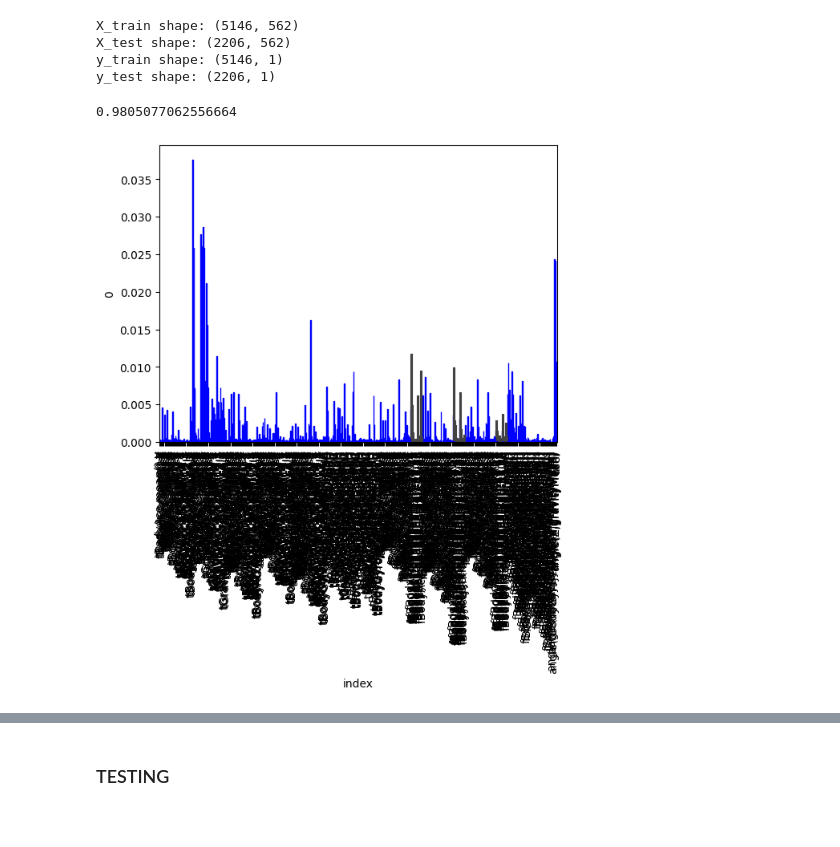
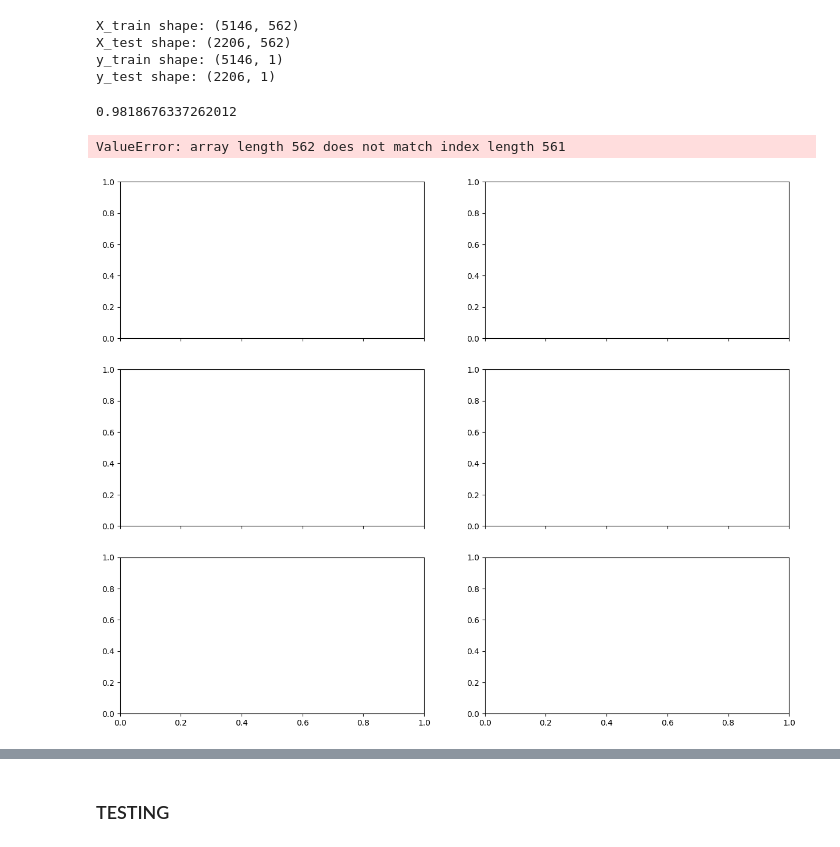
Before and after one commit to benzebra/HAR, a Jupyter notebook: CL/script-cl-sklearn.ipynb, the cells around one changed output, grey strips where cells are left out. Drawn from its saved outputs; the diff is of its cells as text; code cells hidden in the pictures.

```diff
--- a/CL/script-cl-sklearn.ipynb
+++ b/CL/script-cl-sklearn.ipynb
@@ -159,8 +147,11 @@ X_train, X_test, y_train, y_test = train_test_split(df_x_train, y_train_col, ran
 
 print(f"X_train shape: {X_train.shape}\nX_test shape: {X_test.shape}\ny_train shape: {y_train.shape}\ny_test shape: {y_test.shape}")
 # %%
-# RandomForest implementation
-model_2 = RandomForestClassifier(n_estimators=100, random_state=42)
+# LogisticRegression implementation
+model_2 = LogisticRegression(
+    random_state=42,
+    max_iter=1000,
+    penalty='l2')
 model_2.fit(X_train, y_train)
 
 y_pred = model_2.predict(X_test)
@@ -215,25 +221,42 @@ X_test shape: (2206, 562)
 y_train shape: (5146, 1)
 y_test shape: (2206, 1)
 # %%
-# RandomForest implementation
-model_3 = RandomForestClassifier(n_estimators=100, random_state=42)
+# LogisticRegression implementation
+model_3 = LogisticRegression(
+    random_state=42,
+    max_iter=1000,
+    penalty='l2')
 model_3.fit(X_train, y_train)
 
 y_pred = model_3.predict(X_test)
 
 print(accuracy_score(y_test, y_pred))
 # %% [output]
-0.9805077062556664
+0.9818676337262012
-# %%
-features_update = df_x_train.columns
-
-# Components plotting
-importances = pd.DataFrame(model_3.feature_importances_, index=features_update).reset_index()
-sns.barplot(x=importances["index"], y=importances[0], ec="b")
-plt.xticks(rotation=90)
-plt.show()
-# %% [output]
-[figure, removed]
+# %%
+# Components plotting
+weights = model_3.coef_
+fig, axes = plt.subplots(3, 2, figsize=(15, 12), sharex=True)
+for i in range(3):
+    for j in range(2):
+        sns.barplot(x=features[1], y=weights[i*2+j], ax=axes[i, j])
+        axes[i, j].set_title(f"Activity {i*2+j}")
+plt.show()
+
+importances = model_3.coef_[0]
+indices = np.argsort(np.abs(importances))[::-1]
+
+# Plot
+plt.figure(figsize=(15, 12))
+plt.title("Features Importance")
+plt.bar(range(X_test.shape[1]), importances[indices], align="center")
+plt.xlim([-1, X_test.shape[1]])
+plt.xlabel("Feature Index")
+plt.ylabel("Coefficiente")
+plt.show()
+# %% [output]
+ValueError: array length 562 does not match index length 561
+[figure, added]
 # %%
 
 print(f"importance\n['user'] = {importances.loc[561,0]}\non\nmax = {importances.loc[:,0].max()}\nmin = {importances.loc[:,0].min()}\navg = {importances.loc[:,0].mean()}")
```
Also changed, not shown: parts of 16 cells of this notebook.
